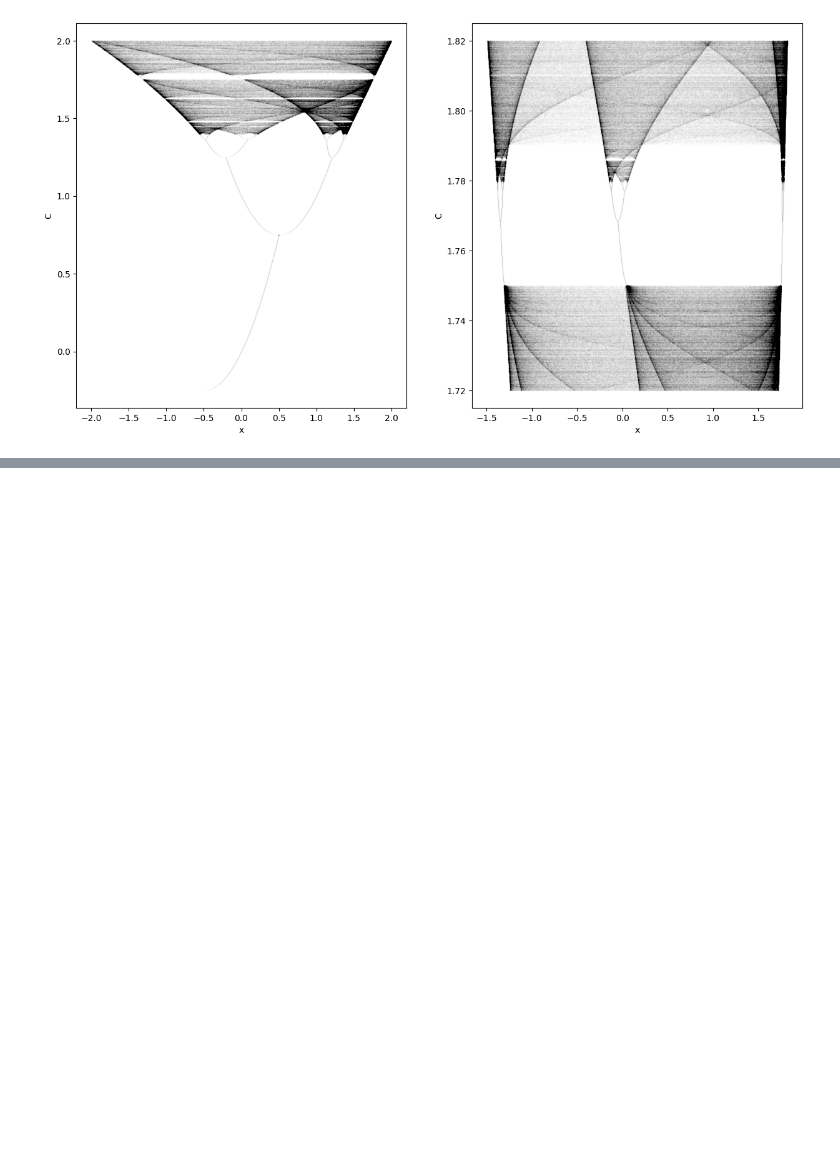
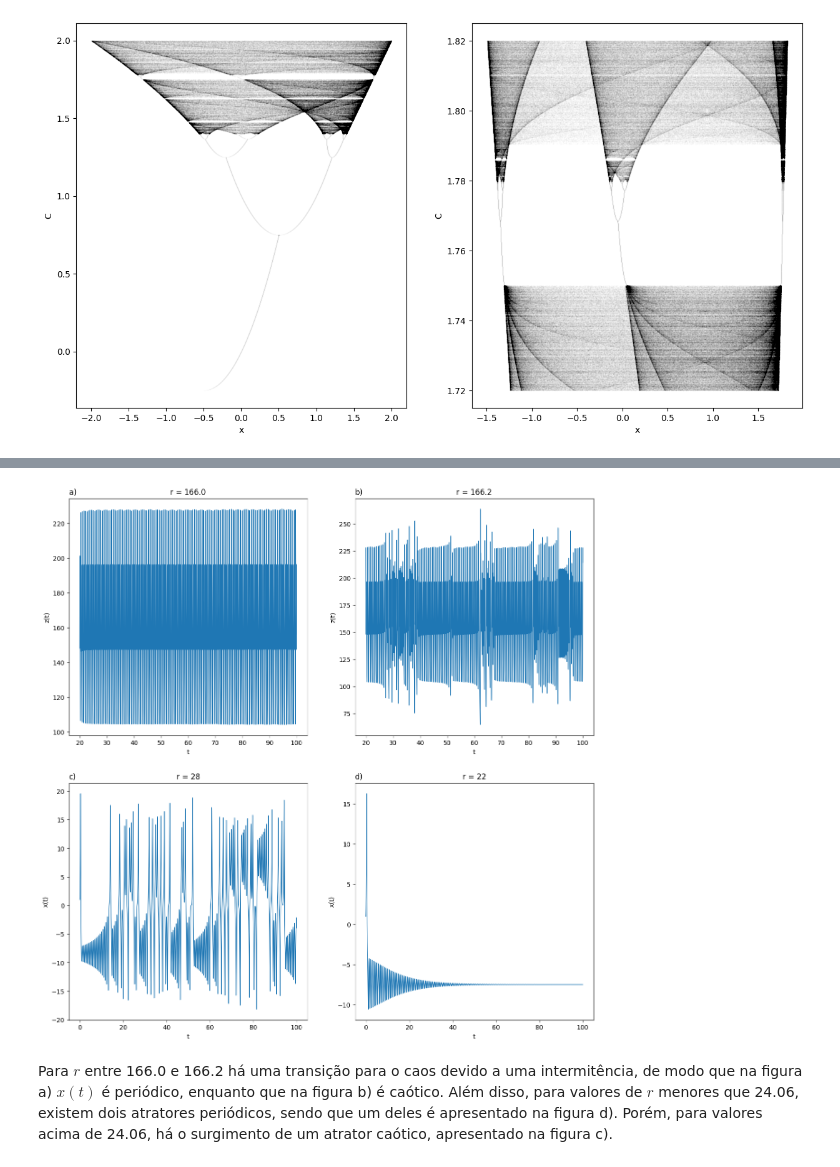
Before and after one commit to othon-ishiyi/Chaotic-Systems, a Jupyter notebook: exame.ipynb, the cells around one changed output, grey strips where cells are left out. Saved outputs shown, nothing was run; the diff lists cells and outputs as text; code cells hidden in the pictures; blank space fills up the shorter version.

```diff
--- a/exame.ipynb
+++ b/exame.ipynb
@@ -245,0 +313,45 @@ X, Y = bifurcation_map(quadratic_map, 0, 1.4008, 1.401, 10000, 2000, 5)
+# %%
+fig, axs = plt.subplots(2,2, figsize = (15,15))
+
+ax = axs[0][0]
+t = np.linspace(20, 100, 10000)
+s = solution_a.sol(t)
+ax.plot(t, s[2], linewidth = 1)
+ax.set_xlabel('t')
+ax.set_ylabel('z(t)')
+ax.set_title('r = 166.0')
+ax.set_title('a)', loc='left')
+
+ax = axs[0][1]
+t = np.linspace(20, 100, 10000)
+s = solution_b.sol(t)
+ax.plot(t, s[2], linewidth = 1)
+ax.set_xlabel('t')
+ax.set_ylabel('z(t)')
+ax.set_title('r = 166.2')
+ax.set_title('b)', loc='left')
+
+ax = axs[1][0]
+t = np.linspace(0, 100, 10000)
+s = solution_c.sol(t)
+ax.plot(t, s[0], linewidth = 1)
+ax.set_xlabel('t')
+ax.set_ylabel('x(t)')
+ax.set_title('r = 28')
+ax.set_title('c)', loc='left')
+
+ax = axs[1][1]
+t = np.linspace(0, 100, 10000)
+s = solution_d.sol(t)
+ax.plot(t, s[0], linewidth = 1)
+ax.set_xlabel('t')
+ax.set_ylabel('x(t)')
+ax.set_title('r = 22')
+ax.set_title('d)', loc='left')
+
+plt.show()
+# %% [output]
+[figure, added]
+# %% [markdown]
+Para $r$ entre 166.0 e 166.2 há uma transição para o caos devido a uma intermitência, de modo que na figura a) $x(t)$ é periódico, enquanto que na figura b) é caótico.
+Além disso, para valores de $r$ menores que 24.06, existem dois atratores periódicos, sendo que um deles é apresentado na figura d). Porém, para valores acima de 24.06, há o surgimento de um atrator caótico, apresentado na figura c).
```
Also changed, not shown: parts of 40 cells of this notebook, 3 other files.
